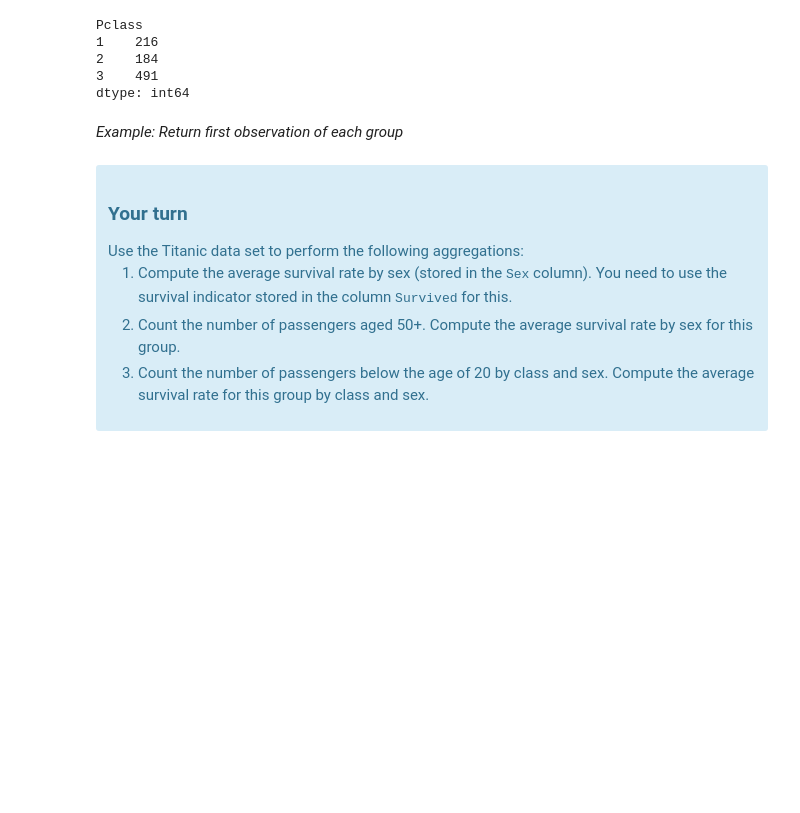
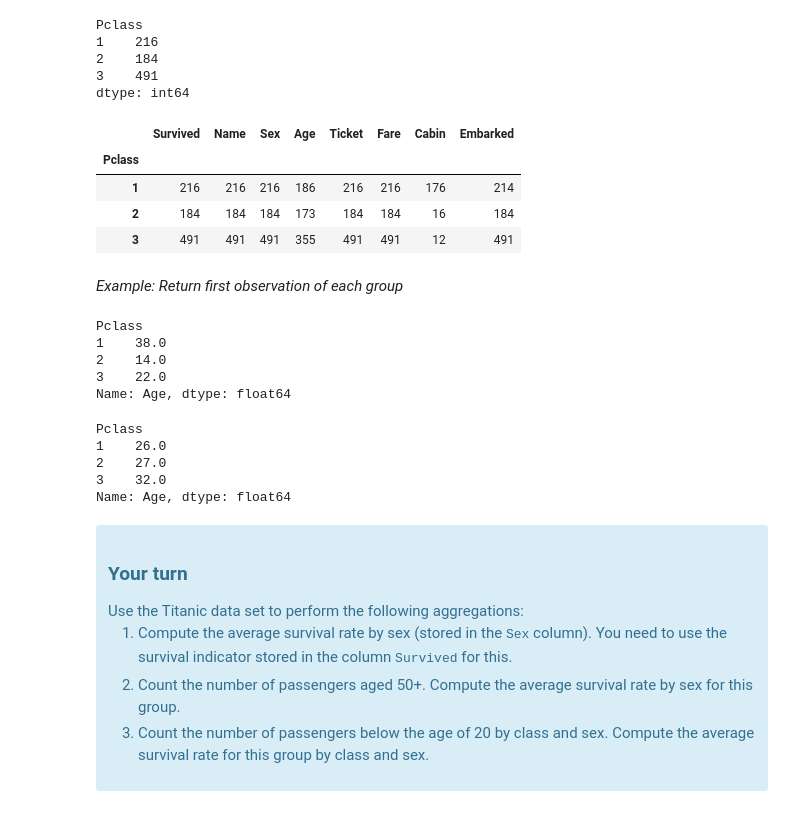
Before and after one commit to AliceAndrii/TECH2-H25, a Jupyter notebook: lectures/lecture4/lecture4-template - AA.ipynb, the cells around one changed output. Drawn from its saved outputs; the diff is of its cells as text; code cells hidden in the pictures; blank space fills up the shorter version.

```diff
--- a/lectures/lecture4/lecture4-template - AA.ipynb
+++ b/lectures/lecture4/lecture4-template - AA.ipynb
@@ -161,8 +161,32 @@ Pclass
 2    184
 3    491
 dtype: int64
+# %%
+groups.count()
+# %% [output]
+|  | Survived | Name | Sex | Age | Ticket | Fare | Cabin | Embarked |
+| Pclass |  |  |  |  |  |  |  |  |
+| 1 | 216 | 216 | 216 | 186 | 216 | 216 | 176 | 214 |
+| 2 | 184 | 184 | 184 | 173 | 184 | 184 | 16 | 184 |
+| 3 | 491 | 491 | 491 | 355 | 491 | 491 | 12 | 491 |
 # %% [markdown]
 *Example: Return first observation of each group*
+# %%
+groups['Age'].first()
+# %% [output]
+Pclass
+1    38.0
+2    14.0
+3    22.0
+Name: Age, dtype: float64
+# %%
+groups['Age'].last()
+# %% [output]
+Pclass
+1    26.0
+2    27.0
+3    32.0
+Name: Age, dtype: float64
 # %% [markdown]
 <div class="alert alert-info">
 <h3> Your turn</h3>
```
Also changed, not shown: parts of 30 cells of this notebook.
